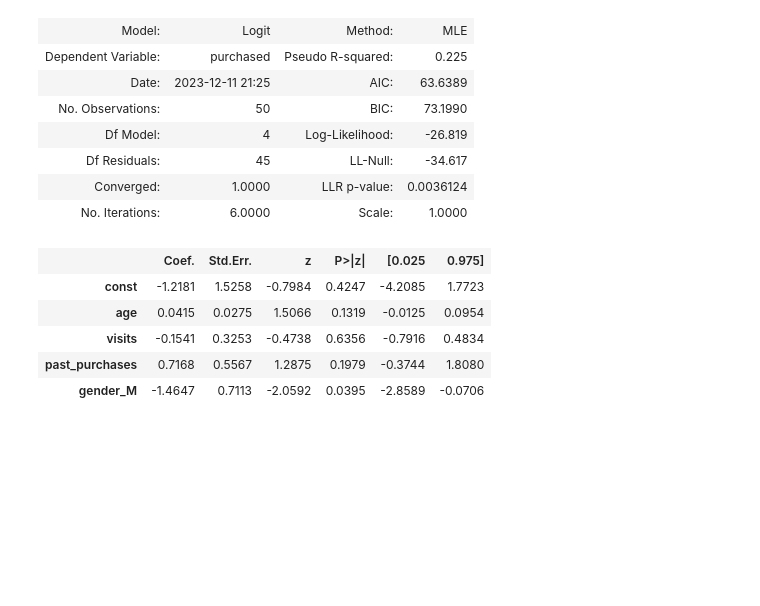
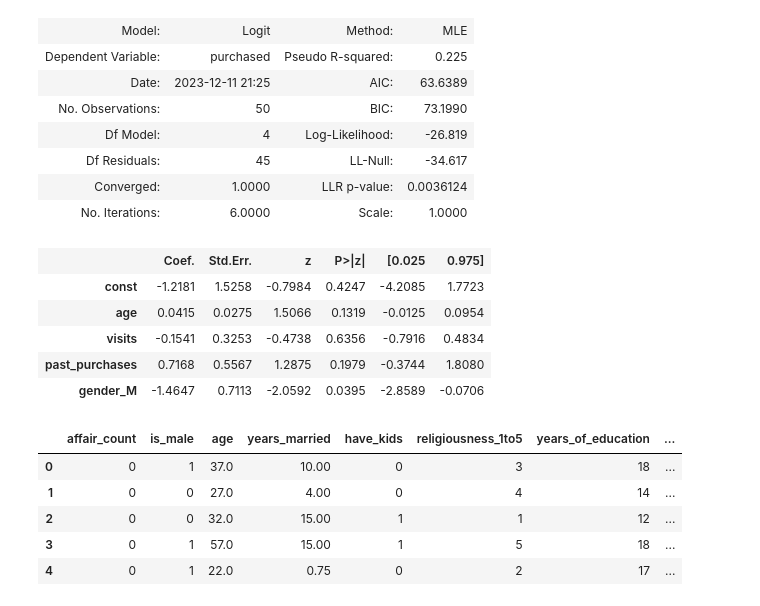
Before and after one commit to rjwrobel86/Python4Statistics, a Jupyter notebook: Notebooks/LogisticRegression.ipynb, the cells around one changed output. Drawn from its saved outputs; the diff is of its cells as text; code cells hidden in the pictures; blank space fills up the shorter version.

```diff
--- a/Notebooks/LogisticRegression.ipynb
+++ b/Notebooks/LogisticRegression.ipynb
@@ -361,3 +361,16 @@ result.summary2()
 | visits | -0.1541 | 0.3253 | -0.4738 | 0.6356 | -0.7916 | 0.4834 |
 | past_purchases | 0.7168 | 0.5567 | 1.2875 | 0.1979 | -0.3744 | 1.8080 |
 | gender_M | -1.4647 | 0.7113 | -2.0592 | 0.0395 | -2.8589 | -0.0706 |
+# %%
+#Affairs Data
+import pandas as pd
+import statsmodels.api as sm
+df = pd.read_csv('affairs.csv')
+df.head()
+# %% [output]
+|  | affair_count | is_male | age | years_married | have_kids | religiousness_1to5 | years_of_education | ... |
+| 0 | 0 | 1 | 37.0 | 10.00 | 0 | 3 | 18 | ... |
+| 1 | 0 | 0 | 27.0 | 4.00 | 0 | 4 | 14 | ... |
+| 2 | 0 | 0 | 32.0 | 15.00 | 1 | 1 | 12 | ... |
+| 3 | 0 | 1 | 57.0 | 15.00 | 1 | 5 | 18 | ... |
+| 4 | 0 | 1 | 22.0 | 0.75 | 0 | 2 | 17 | ... |
```
Also changed, not shown: parts of 1 cell of this notebook, 21 other files.
